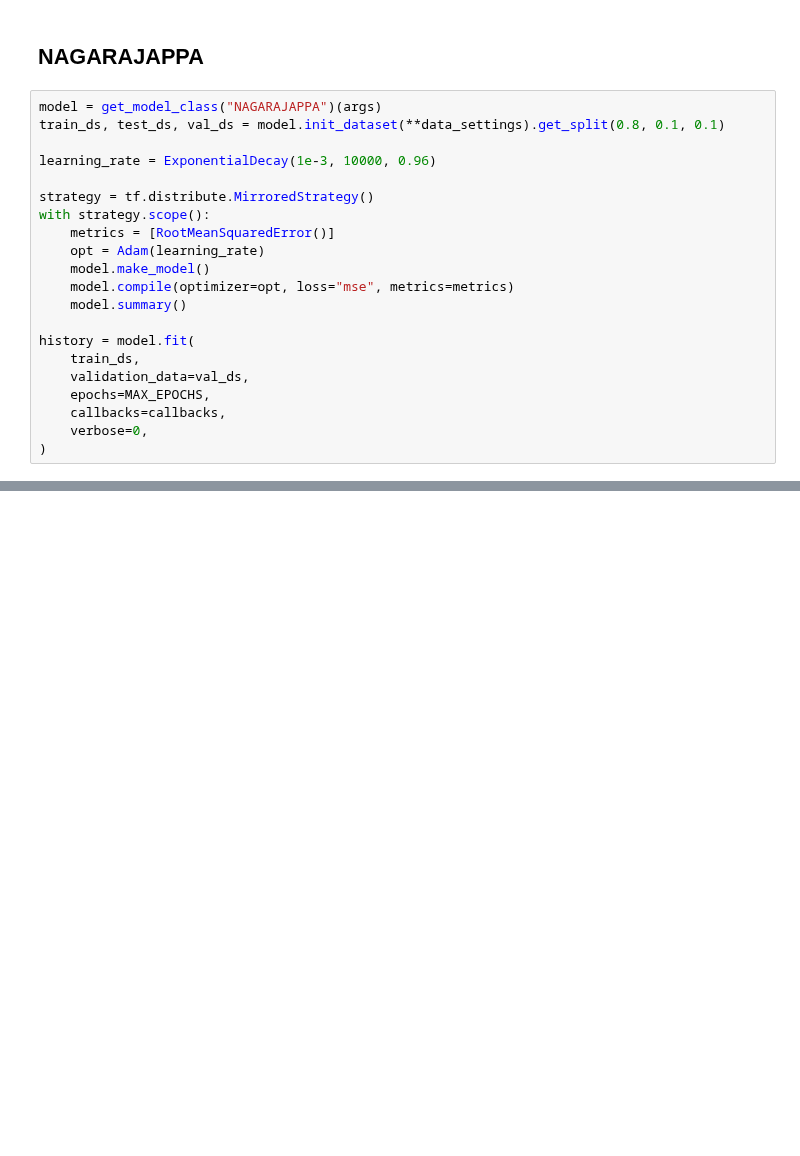
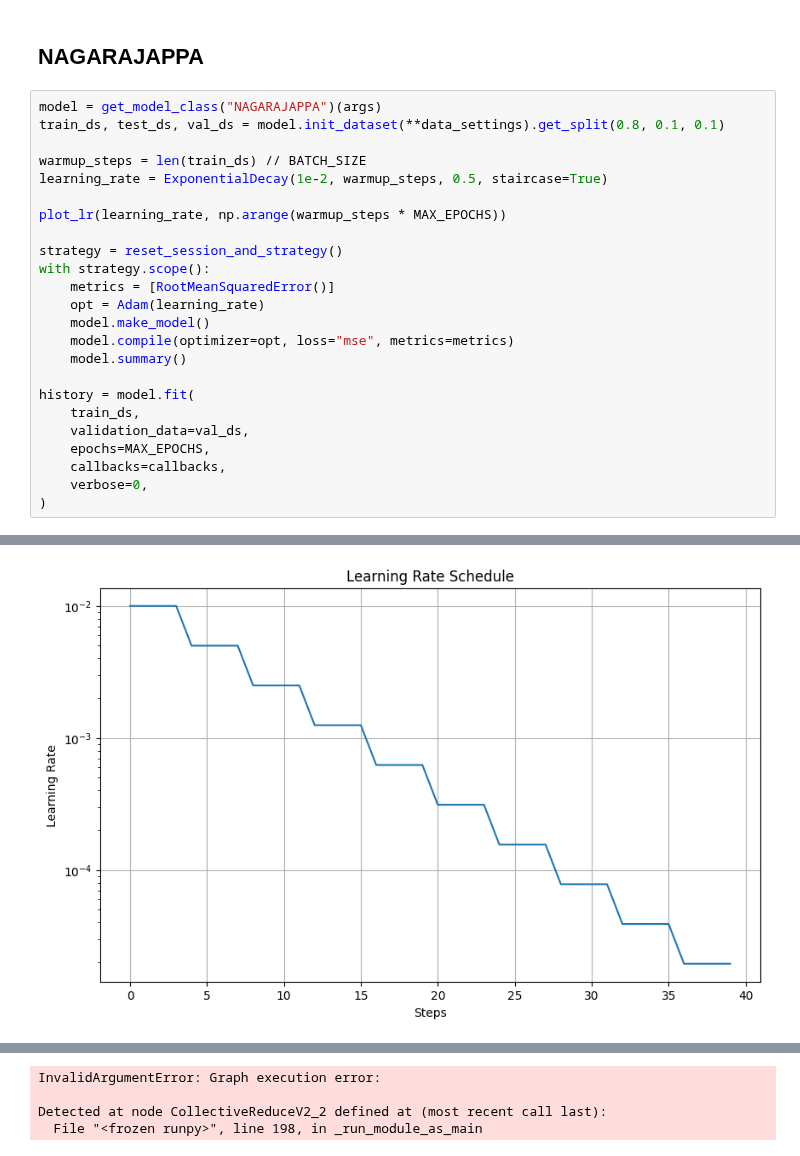
Before and after one commit to JBrandonS/MLPNG, a Jupyter notebook: notebooks/trainer.ipynb, the cells around one changed output, grey strips where cells are left out. Drawn from its saved outputs; the diff is of its cells as text; blank space fills up the shorter version.

```diff
--- a/notebooks/trainer.ipynb
+++ b/notebooks/trainer.ipynb
@@ -158,9 +281,12 @@ plot_histogram(truth, preds)
 model = get_model_class("NAGARAJAPPA")(args)
 train_ds, test_ds, val_ds = model.init_dataset(**data_settings).get_split(0.8, 0.1, 0.1)
 
-learning_rate = ExponentialDecay(1e-3, 10000, 0.96)
+warmup_steps = len(train_ds) // BATCH_SIZE
+learning_rate = ExponentialDecay(1e-2, warmup_steps, 0.5, staircase=True)
 
-strategy = tf.distribute.MirroredStrategy()
+plot_lr(learning_rate, np.arange(warmup_steps * MAX_EPOCHS))
+
+strategy = reset_session_and_strategy()
 with strategy.scope():
     metrics = [RootMeanSquaredError()]
     opt = Adam(learning_rate)
@@ -175,3 +301,4 @@ history = model.fit(
     callbacks=callbacks,
     verbose=0,
 )
+# %% [output]
@@ -177,0 +323 @@ history = model.fit(
+[figure, added]
@@ -178 +342,5 @@ history = model.fit(
+InvalidArgumentError: Graph execution error:
+
+Detected at node CollectiveReduceV2_2 defined at (most recent call last):
+  File "<frozen runpy>", line 198, in _run_module_as_main
 # %%
```
Also changed, not shown: parts of 13 cells of this notebook, 13 other files.
